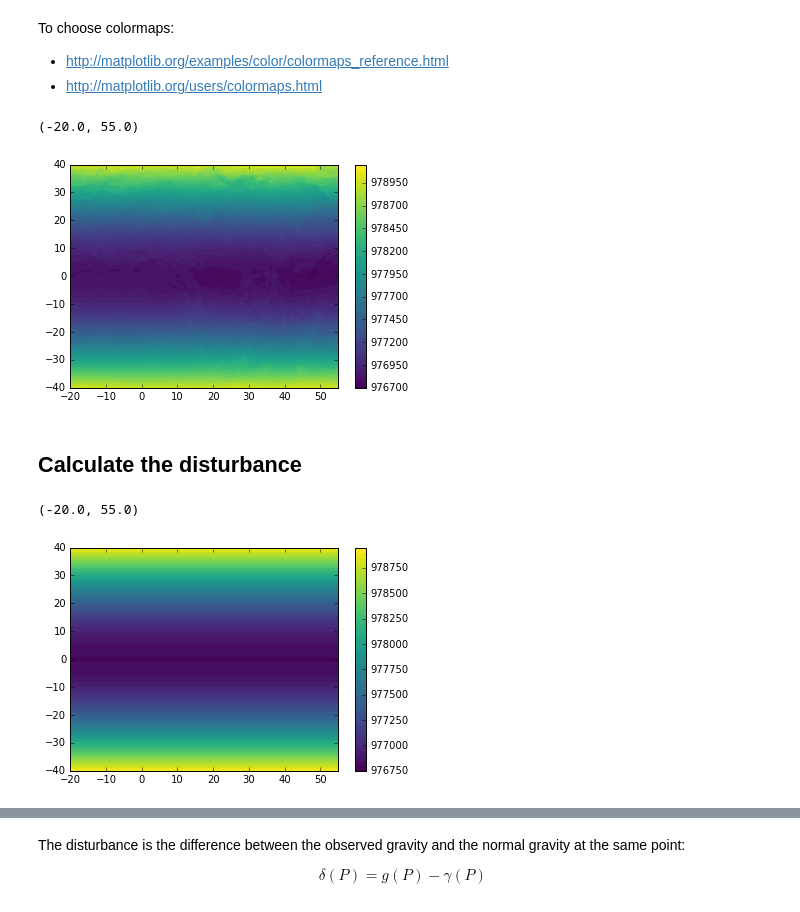
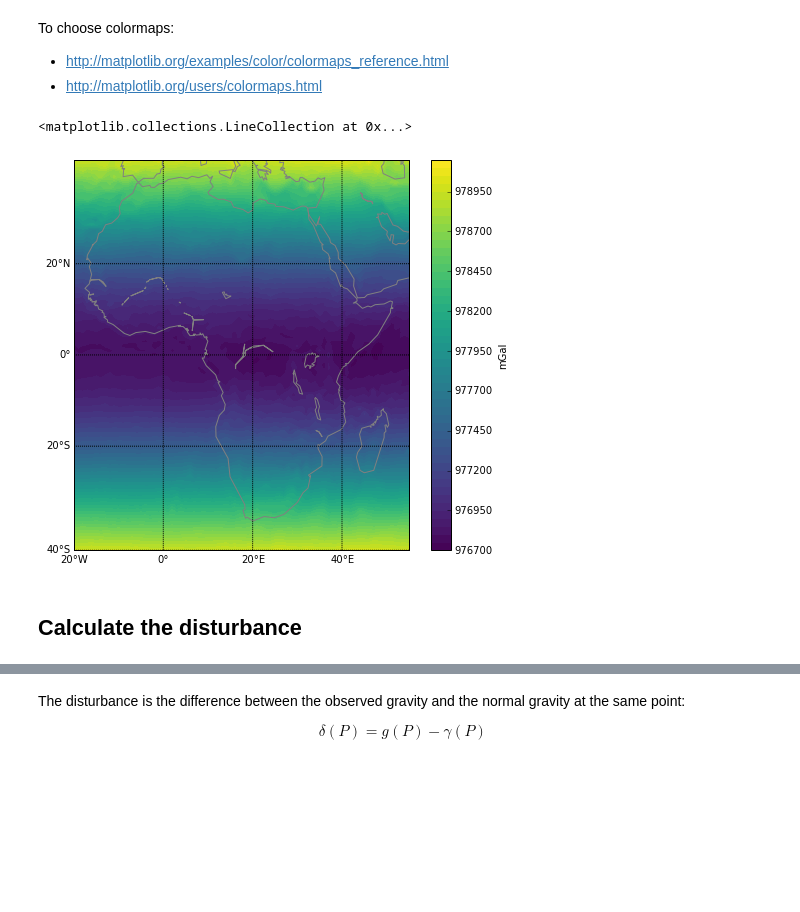
Before and after one commit to leouieda/africa-gravity, a Jupyter notebook: data_processing.ipynb, the cells around one changed output, grey strips where cells are left out. Saved outputs shown, nothing was run; the diff lists cells and outputs as text; code cells hidden in the pictures; blank space fills up the shorter version.

```diff
--- a/data_processing.ipynb
+++ b/data_processing.ipynb
@@ -66,23 +69,23 @@ To choose colormaps:
 
 * http://matplotlib.org/examples/color/colormaps_reference.html
 * http://matplotlib.org/users/colormaps.html
-# %%
-plt.figure()
-plt.tricontourf(lon, lat, grav, 50, cmap='viridis')
-plt.colorbar()
-plt.xlim(area[2], area[3])
-# %% [output]
-(-20.0, 55.0)
-[figure, removed]
+# %%
+s, n, w, e = area
+bm = Basemap(projection='merc', llcrnrlat=s, llcrnrlon=w, urcrnrlat=n, urcrnrlon=e, lat_ts=(n + s)/2)
+# %%
+y, x = bm(lon.reshape(shape), lat.reshape(shape))
+# %%
+plt.figure(figsize=(8, 7))
+bm.contourf(y, x, grav.reshape(shape), 50, cmap='viridis')
+cb = plt.colorbar()
+cb.set_label('mGal')
+bm.drawmeridians(np.arange(w, e, 20), labels=[0, 0, 0, 1])
+bm.drawparallels(np.arange(s, n, 20), labels=[1, 0, 0, 0])
+bm.drawcoastlines(color='grey')
+# %% [output]
+<matplotlib.collections.LineCollection at 0x...>
+[figure, added]
 # %% [markdown]
 ## Calculate the disturbance
 # %%
 gammap = normal_gravity.gamma_closed_form(lat, height)
-# %%
-plt.figure()
-plt.tricontourf(lon, lat, gammap, 50, cmap='viridis')
-plt.colorbar()
-plt.xlim(area[2], area[3])
-# %% [output]
-(-20.0, 55.0)
-[figure, removed]
```
Also changed, not shown: parts of 29 cells of this notebook, 1 other file.
